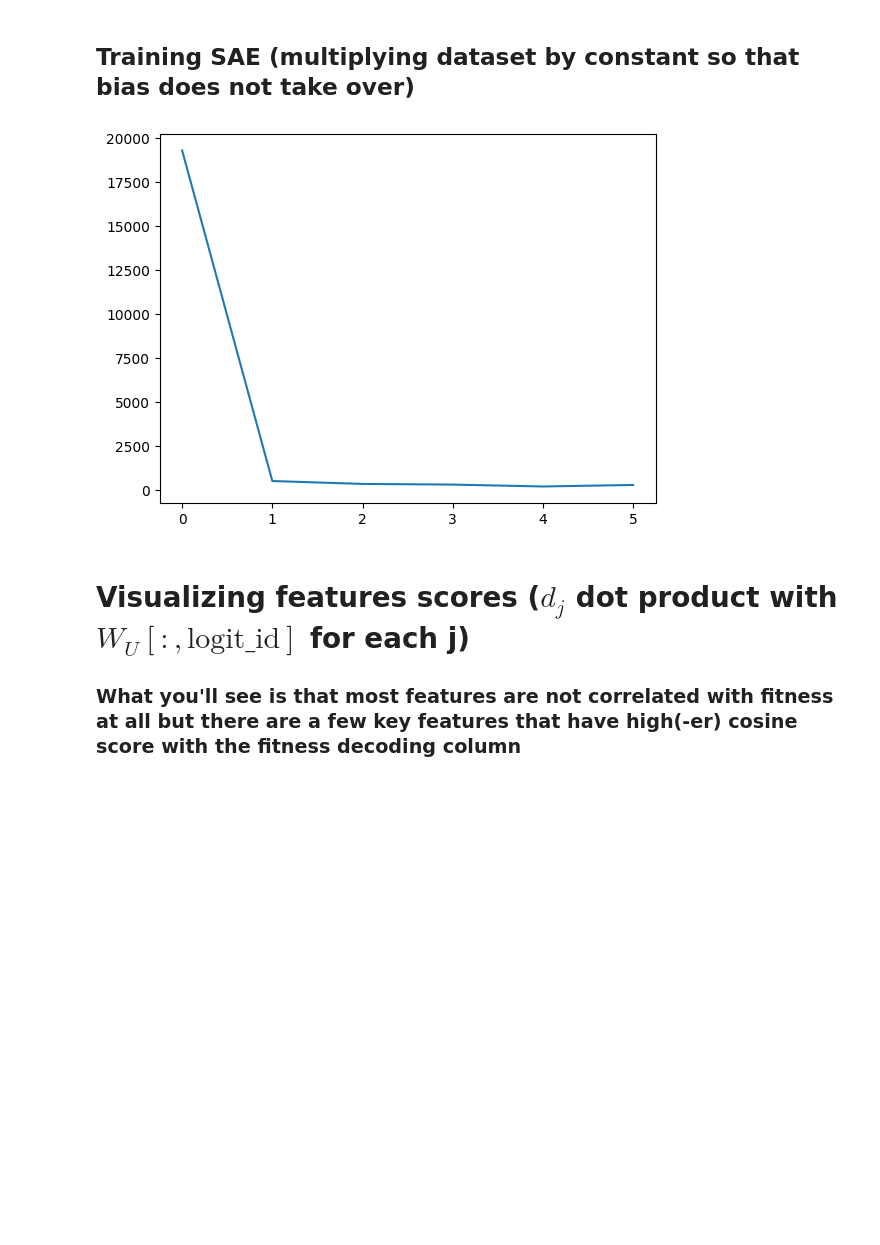
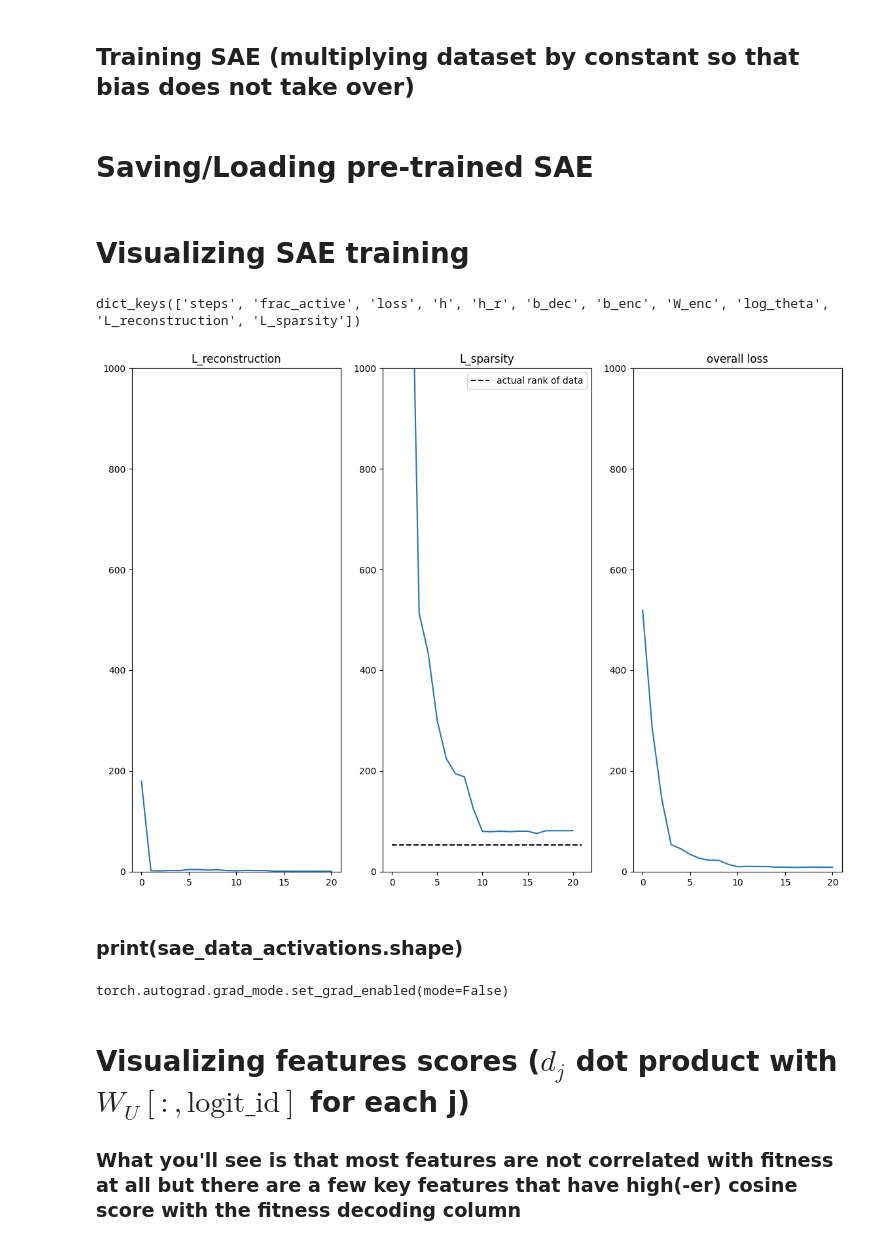
Before and after one commit to blab/mutational-embedding-vectors, a Jupyter notebook: notebooks/plm_circuits/ex21_covfit_SAE.ipynb, the cells around one changed output. Cells and saved outputs as stored; diff of their text form; code cells hidden in the pictures; blank space fills up the shorter version.

```diff
--- a/notebooks/plm_circuits/ex21_covfit_SAE.ipynb
+++ b/notebooks/plm_circuits/ex21_covfit_SAE.ipynb
@@ -852,6 +842,13 @@ sae_train_dataset = torch.utils.data.DataLoader(sae_data_activations * MAGNIFICA
 # print(d_sae)
 # print(d_in)
 # print(sae_data_activations.shape)
+# %%
+data = cycle(sae_train_dataset)
+def generate_batch() -> Float[Tensor, "batch inst d_in"]:
+    """
+    Generates a batch of hidden activations from our model.
+    """
+    return einops.repeat(next(data), "batch d_in -> batch inst d_in", inst=1)
 # %%
 jumprelu_sae = JumpReLUToySAE(
     cfg=ToySAEConfig(
@@ -861,20 +858,58 @@ jumprelu_sae = JumpReLUToySAE(
         tied_weights=True,
         sparsity_coeff=0.1,
     ),
-    data=sae_train_dataset,
     # pre_set_bias=sae_data_activations.mean(dim=0)
     pre_set_bias=None
 )
 # %%
 jumprelu_data_log = jumprelu_sae.optimize(
-    steps=500,
+    steps=2_000,
     resample_method="advanced",
+    lr_scale=linear_lr,
+    lr=1e-3,
+    generate_batch=generate_batch
 )  # batch_size=4096?
+# %% [markdown]
+# Saving/Loading pre-trained SAE
+# %%
+# saving
+with open("../../data/covfit_model/jumprelu_sae_save_02_16_25.pkl", "wb") as file:
+    pickle.dump((jumprelu_sae, jumprelu_data_log), file)
+
+with open("../../data/covfit_model/jumprelu_sae_save_02_16_25.pkl", "rb") as file:
+    jumprelu_sae, jumprelu_data_log = pickle.load(file)
+# %% [markdown]
+# Visualizing SAE training
+# %%
+print(jumprelu_data_log[0].keys())
+# %% [output]
+dict_keys(['steps', 'frac_active', 'loss', 'h', 'h_r', 'b_dec', 'b_enc', 'W_enc', 'log_theta', 'L_reconstruction', 'L_sparsity'])
 # %%
-plt.plot(list(range(len(jumprelu_data_log))), [d["loss"].mean(dim=0) for d in jumprelu_data_log])
+data_rank = torch.linalg.matrix_rank(sae_data_activations).item()
+
+fig, ax = plt.subplots(1,3,figsize=(14,10))
+ax[0].plot(list(range(len(jumprelu_data_log))), [d["L_reconstruction"].mean(dim=0) for d in jumprelu_data_log])
+ax[0].set_ylim([-1,1e3])
+ax[0].set_title("L_reconstruction")
+
+ax[1].plot(list(range(len(jumprelu_data_log))), [d["L_sparsity"].mean(dim=0) for d in jumprelu_data_log])
+ax[1].plot([0,len(jumprelu_data_log)], [data_rank, data_rank], linestyle="dashed", label="actual rank of data", color="black")
+ax[1].set_ylim([-1,1e3])
+ax[1].set_title("L_sparsity")
+ax[1].legend()
+
+ax[2].plot(list(range(len(jumprelu_data_log))), [d["loss"].mean(dim=0) for d in jumprelu_data_log])
+ax[2].set_ylim([-1,1e3])
+ax[2].set_title("overall loss")
 plt.show()
 # %% [output]
-[figure, old version]
+[figure, new version]
+# %% [markdown]
+### print(sae_data_activations.shape)
+# %%
+torch.autograd.grad_mode.set_grad_enabled(False)
+# %% [output]
+torch.autograd.grad_mode.set_grad_enabled(mode=False)
 # %% [markdown]
 # Visualizing features scores ($d_j$ dot product with $W_U[:,\text{logit\_id}]$ for each j)
 ### What you'll see is that most features are not correlated with fitness at all but there are a few key features that have high(-er) cosine score with the fitness decoding column
```
Also changed, not shown: parts of 28 cells of this notebook.
